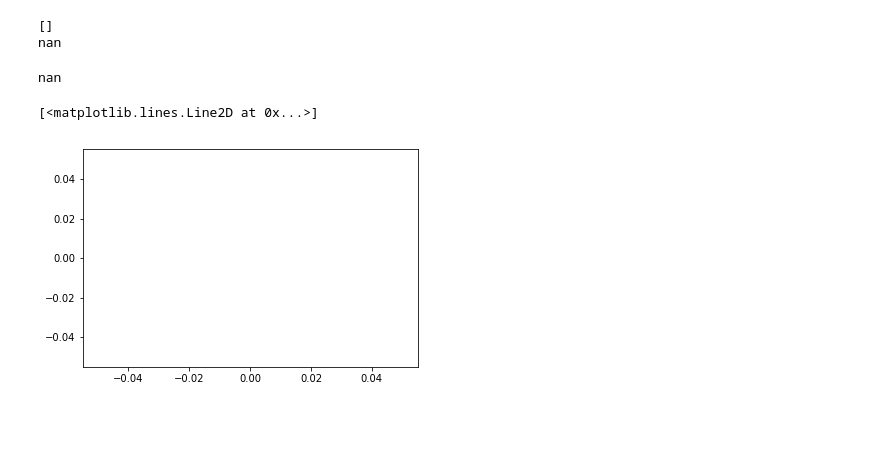
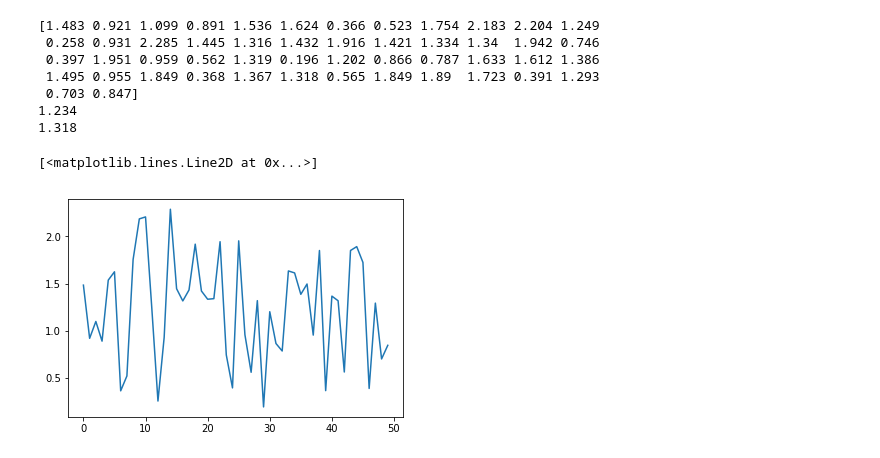
Before and after one commit to rjhosler/IUPUI-REU, a Jupyter notebook: Response Time.ipynb, the cells around one changed output. Drawn from its saved outputs; the diff is of its cells as text; code cells hidden in the pictures; blank space fills up the shorter version.

```diff
--- a/Response Time.ipynb
+++ b/Response Time.ipynb
@@ -17,3 +18,16 @@ fields = ['XCOORD', 'YCOORD', 'CALL_TYPE_FINAL_D', 'CALL_TYPE_FINAL', 'DATE_TIME
 full_data = pd.read_csv('FixedLatLongTimeLoc_AndTimeSorted.csv', usecols=fields)
 full_data['DATE_TIME'] =  pd.to_datetime(full_data['DATE_TIME'], format='%Y-%m-%d %H:%M:%S')
 full_data = full_data.sort_values(by='DATE_TIME')
+# %%
+em = full_data.values
+em = em [:,2:4]
+# %%
+ems_locs = [[39.8260114,-86.0761364], [39.6568599,-86.1601396], [39.7732962,-86.1041378],
+            [39.7368328,-86.1503765], [39.8123208,-86.2047758], [39.8316109,-86.1467804],
+            [39.7827679,-85.9779839], [39.7520358,-86.0286547], [39.810177,-86.0407634],
+            [39.6779709,-86.0644407], [39.6513072,-86.0557181], [39.800967,-86.2618977],
+            [39.8329387,-85.9938128], [39.7509044,-86.1431251], [39.9087467,-86.1866223],
+            [39.795554,-86.1695443],  [39.8263546,-86.1058871], [39.7668563,-86.1321774],
+            [39.8540269,-86.200319], [39.6794523,-86.0208083],  [39.8902542,-86.0448717],
+            [39.7664619,-86.2092232], [39.7874424,-86.0773693], [39.8835439,-86.1220856], [39.6938768,-86.1408689]]
+ems_locs = np.array (ems_locs)
@@ -20,12 +42,17 @@ full_data = full_data.sort_values(by='DATE_TIME')
 # %%
-interval_count = 10
-st = len(full_data) - 10000
+interval_count = 14
+st = len(full_data) - 8000
 PointProcess = PointProcessRun(param_location = 'Trained_Params_.npz')
 start_time = full_data['DATE_TIME'] [st]
 grid_loc = PointProcess.locs_for_wasserstein (start_time, interval_count, top_percent = 80)
 # %%
-cluster = Cluster(grid_loc, n = 25)
-#lam = cluster.learn_lam(n_iter = 6, rand_centers = True)
+mx = 50
+still_data = ems_locs
+cluster = Cluster(grid_loc, n = len(ems_locs))
+cluster.set_centers (ems_locs, n = len(ems_locs))
+cluster.remove_points (still_data)
+#lam = cluster.learn_lam(n_iter = 10, rand_centers = False)
 #cluster.round_off()
-cluster.process_data_kmeans(False)
+cluster.process_data_kmeans(True)
 centers = cluster.get_centers()
+data = cluster.get_data()
@@ -96,13 +205,18 @@ KeyboardInterrupt:
 # %%
-all_driving = np.around(all_driving * 0.621371, decimals = 3)
+#all_driving = np.around(all_driving * 0.621371, decimals = 3)
+all_driving = np.around(all_driving, decimals = 3)
 np.set_printoptions(suppress=True)
 print (all_driving)
-print (np.around (all_driving.mean(),decimals = 3))
+print (np.around (all_driving.mean(), decimals = 3))
 print (np.around (np.median(all_driving), decimals = 3))
 plt.plot(all_driving)
 # %% [output]
-[]
-nan
+[1.483 0.921 1.099 0.891 1.536 1.624 0.366 0.523 1.754 2.183 2.204 1.249
+ 0.258 0.931 2.285 1.445 1.316 1.432 1.916 1.421 1.334 1.34  1.942 0.746
+ 0.397 1.951 0.959 0.562 1.319 0.196 1.202 0.866 0.787 1.633 1.612 1.386
+ 1.495 0.955 1.849 0.368 1.367 1.318 0.565 1.849 1.89  1.723 0.391 1.293
+ 0.703 0.847]
+1.234
+1.318
-nan
+[<matplotlib.lines.Line2D at 0x...>]
-[<matplotlib.lines.Line2D at 0x...>]
-[figure, old version]
+[figure, new version]
```
Also changed, not shown: parts of 20 cells of this notebook.
